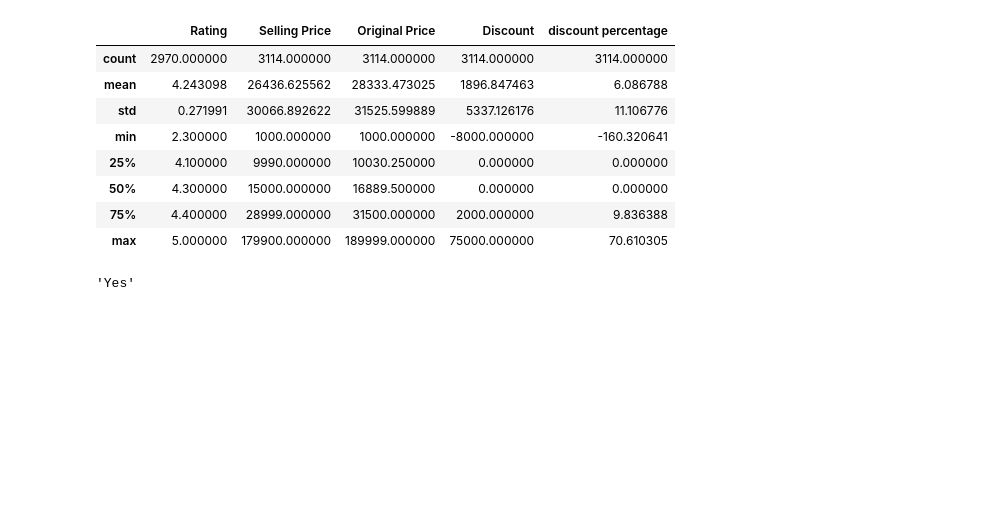
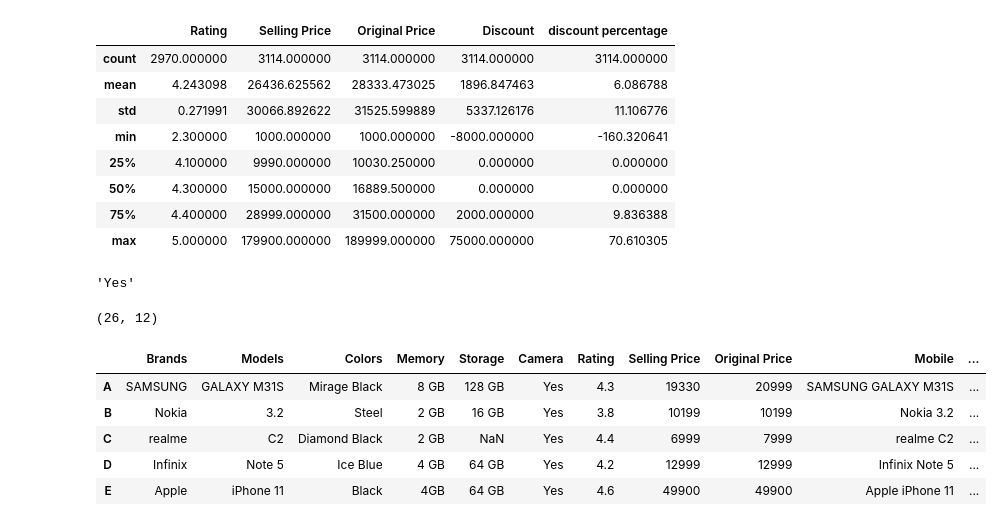
Before and after one commit to MwauraKai/pydata, a Jupyter notebook: practice.ipynb, the cells around one changed output. Saved outputs shown, nothing was run; the diff lists cells and outputs as text; code cells hidden in the pictures; blank space fills up the shorter version.

```diff
--- a/practice.ipynb
+++ b/practice.ipynb
@@ -101,3 +104,20 @@ sales.iloc[100,5]
 # selecting a single value
 # %% [output]
 'Yes'
+# %%
+df=sales.iloc[0:26,:]
+df.shape
+# %% [output]
+(26, 12)
+# %%
+import string
+letters=list(string.ascii_uppercase)
+df.index=letters
+df.head()
+# %% [output]
+|  | Brands | Models | Colors | Memory | Storage | Camera | Rating | Selling Price | Original Price | Mobile | ... |
+| A | SAMSUNG | GALAXY M31S | Mirage Black | 8 GB | 128 GB | Yes | 4.3 | 19330 | 20999 | SAMSUNG GALAXY M31S | ... |
+| B | Nokia | 3.2 | Steel | 2 GB | 16 GB | Yes | 3.8 | 10199 | 10199 | Nokia 3.2 | ... |
+| C | realme | C2 | Diamond Black | 2 GB | NaN | Yes | 4.4 | 6999 | 7999 | realme C2 | ... |
+| D | Infinix | Note 5 | Ice Blue | 4 GB | 64 GB | Yes | 4.2 | 12999 | 12999 | Infinix Note 5 | ... |
+| E | Apple | iPhone 11 | Black | 4GB | 64 GB | Yes | 4.6 | 49900 | 49900 | Apple iPhone 11 | ... |
```
Also changed, not shown: parts of 11 cells of this notebook.
